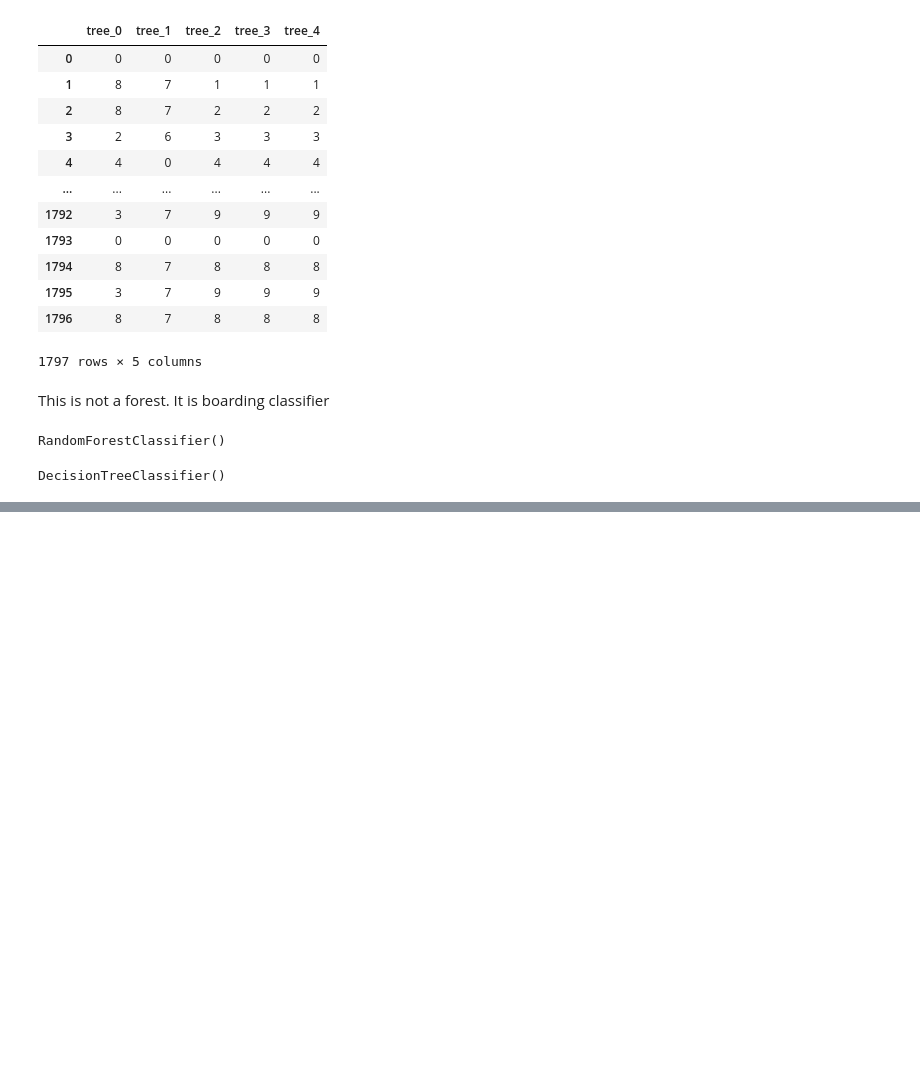
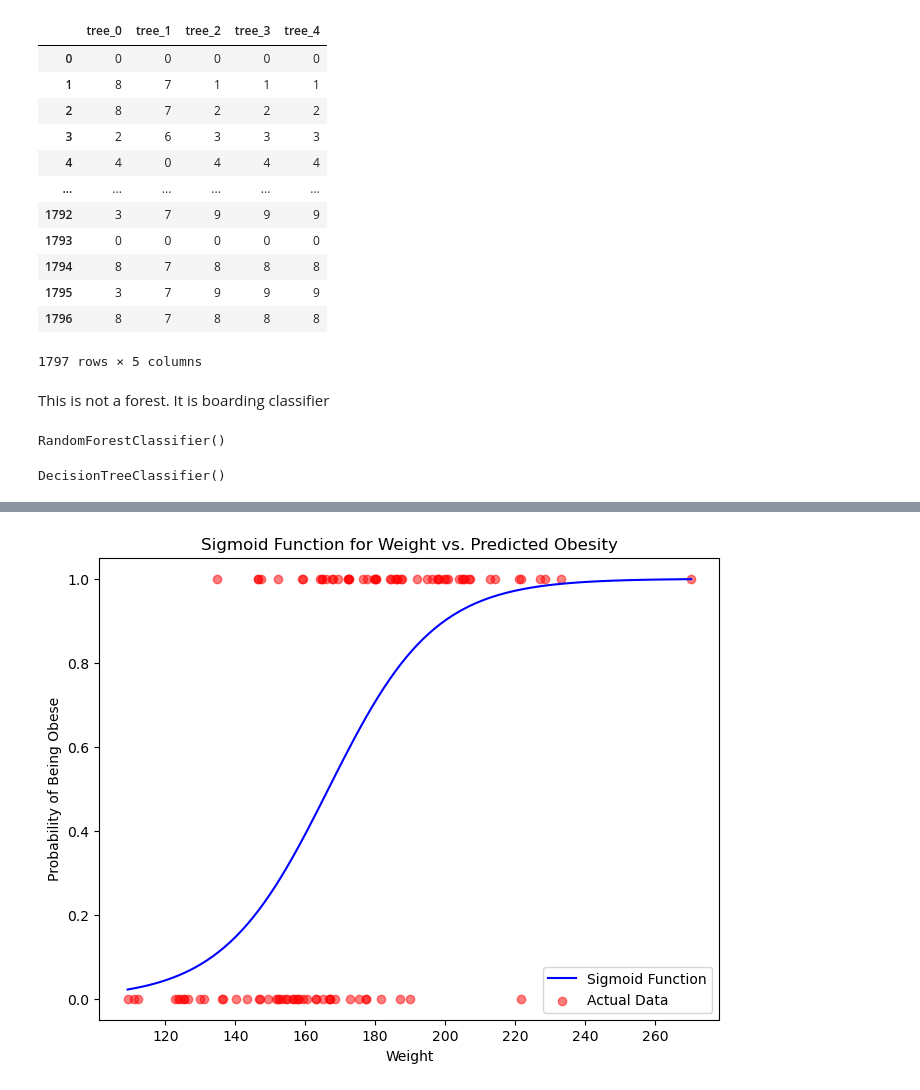
Before and after one commit to StanDobrev11/MachineLearning, a Jupyter notebook: 04.Tree and Ensembe Moldes/Tree and Ensemble Models.ipynb, the cells around one changed output, grey strips where cells are left out. Drawn from its saved outputs; the diff is of its cells as text; code cells hidden in the pictures; blank space fills up the shorter version.

```diff
--- a/04.Tree and Ensembe Moldes/Tree and Ensemble Models.ipynb
+++ b/04.Tree and Ensembe Moldes/Tree and Ensemble Models.ipynb
@@ -195,0 +235,4 @@ list(zip((digits.feature_names), np.round(permutation_importance(forest, digits_
+# %%
+attrs = np.array(df.weight)
+attrs = attrs.reshape(100, 1)
+tgt = np.array(df.obese).astype(int)
@@ -195,0 +252,30 @@ list(zip((digits.feature_names), np.round(permutation_importance(forest, digits_
+# %%
+# Assuming the logistic regression model is already fitted
+# Extract the coefficient and intercept
+coef = classification.coef_[0][0]  # The coefficient for 'weight'
+intercept = classification.intercept_[0]  # The intercept term
+
+# Create a range of weight values (using min and max from the dataset)
+weight_range = np.linspace(df['weight'].min(), df['weight'].max(), 100)
+
+# Calculate the linear combination (z = intercept + coef * weight)
+z = intercept + coef * weight_range
+
+# Calculate the sigmoid function
+sigmoid = 1 / (1 + np.exp(-z))
+
+# Plot the actual weights vs. predicted probabilities (sigmoid values)
+plt.figure(figsize=(8, 6))
+plt.plot(weight_range, sigmoid, label='Sigmoid Function', color='blue')
+
+# Scatter plot of the actual data points for obese (0 or 1) vs weight
+plt.scatter(df['weight'], df['obese'], color='red', label='Actual Data', alpha=0.5)
+
+# Adding labels and title
+plt.xlabel('Weight')
+plt.ylabel('Probability of Being Obese')
+plt.title('Sigmoid Function for Weight vs. Predicted Obesity')
+plt.legend()
+plt.show()
+# %% [output]
+[figure, added]
```
Also changed, not shown: parts of 35 cells of this notebook, 21 other files.
